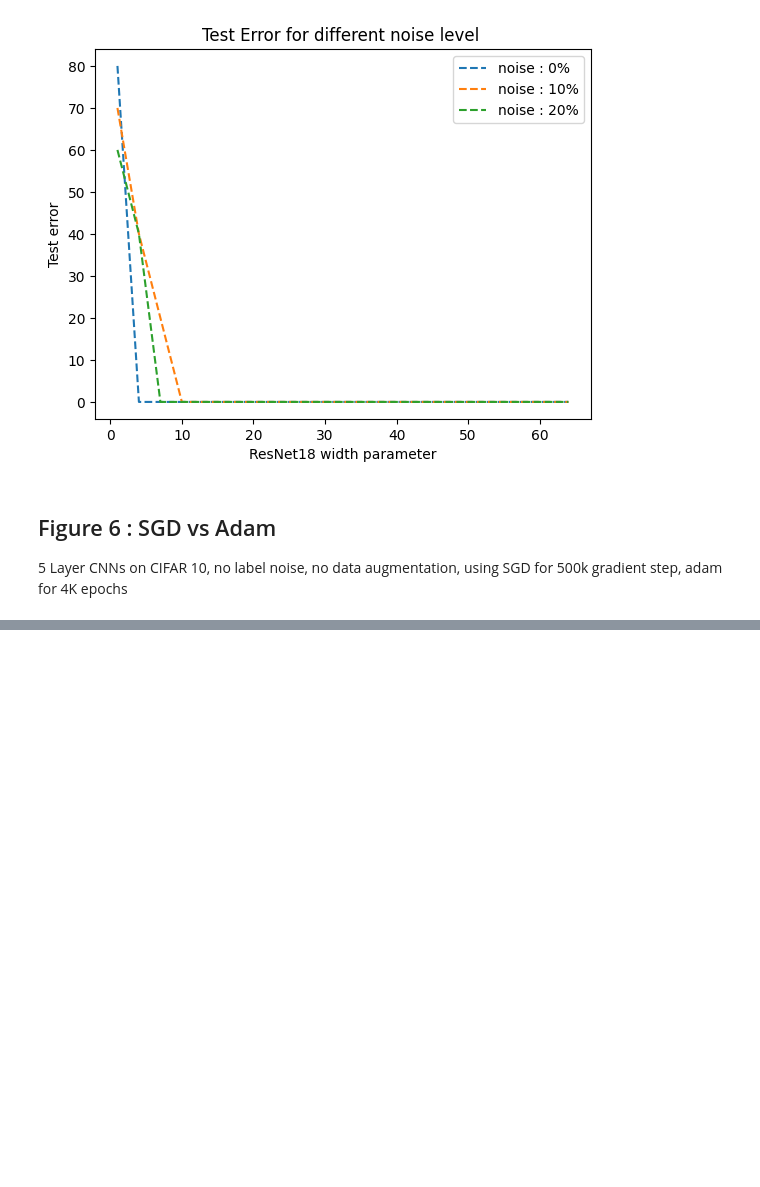
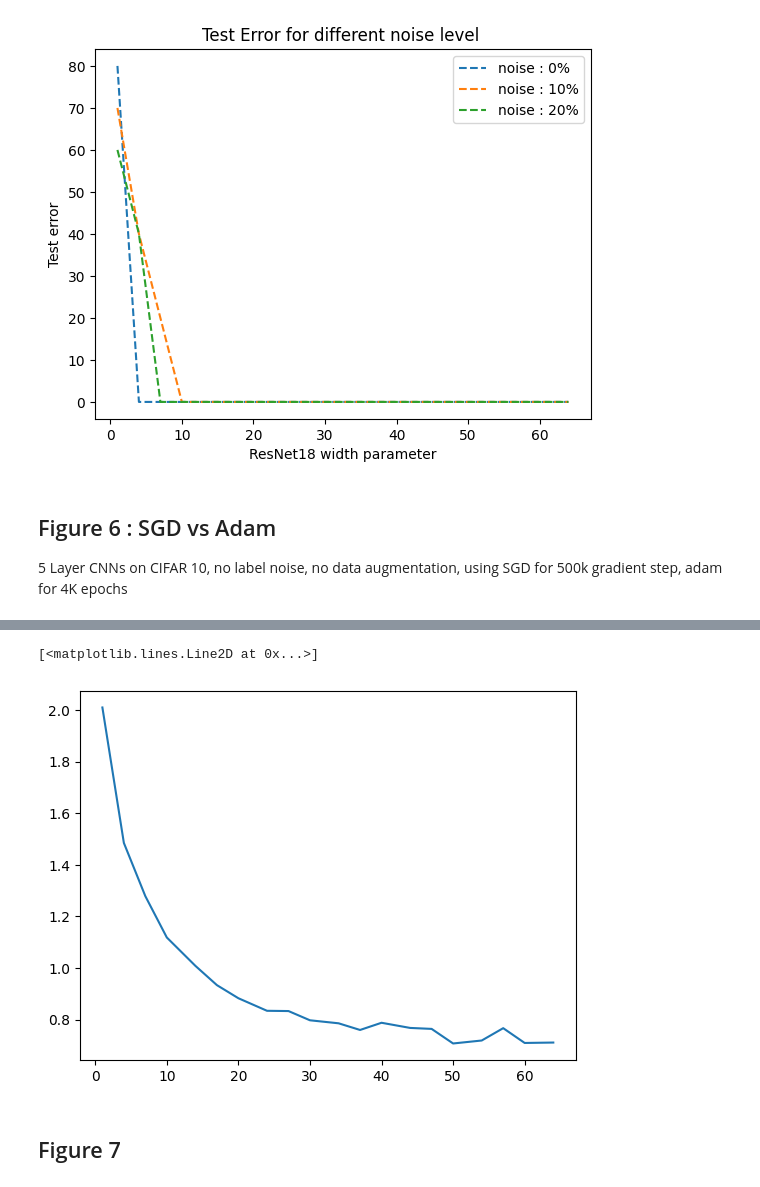
Before and after one commit to roduit/EE-411-FOIL-Project, a Jupyter notebook: source/main.ipynb, the cells around one changed output, grey strips where cells are left out. Drawn from its saved outputs; the diff is of its cells as text; code cells hidden in the pictures; blank space fills up the shorter version.

```diff
--- a/source/main.ipynb
+++ b/source/main.ipynb
@@ -302,0 +405,7 @@ plt.show()
+# %%
+plt.plot(width_model_list,data[0])
+# %% [output]
+[<matplotlib.lines.Line2D at 0x...>]
+[figure, added]
+# %% [markdown]
+## Figure 7
```
Also changed, not shown: parts of 10 cells of this notebook, 11 other files.
